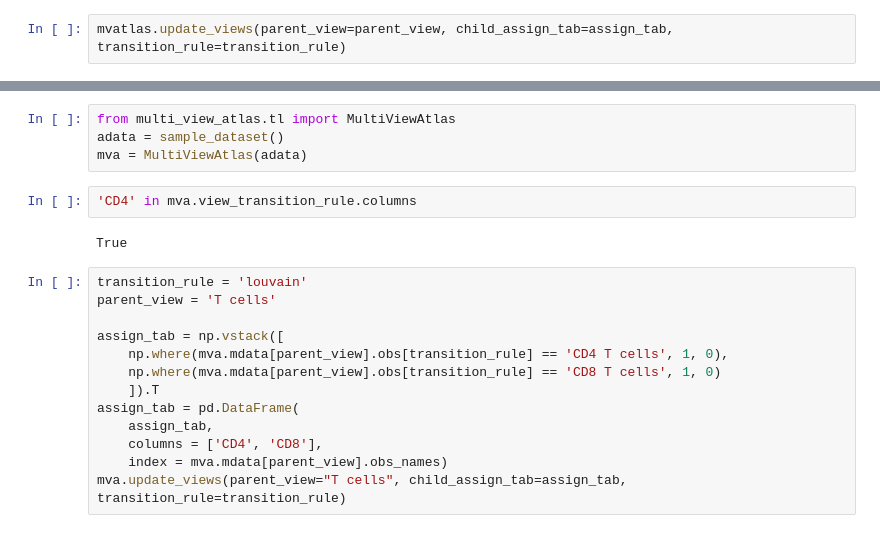
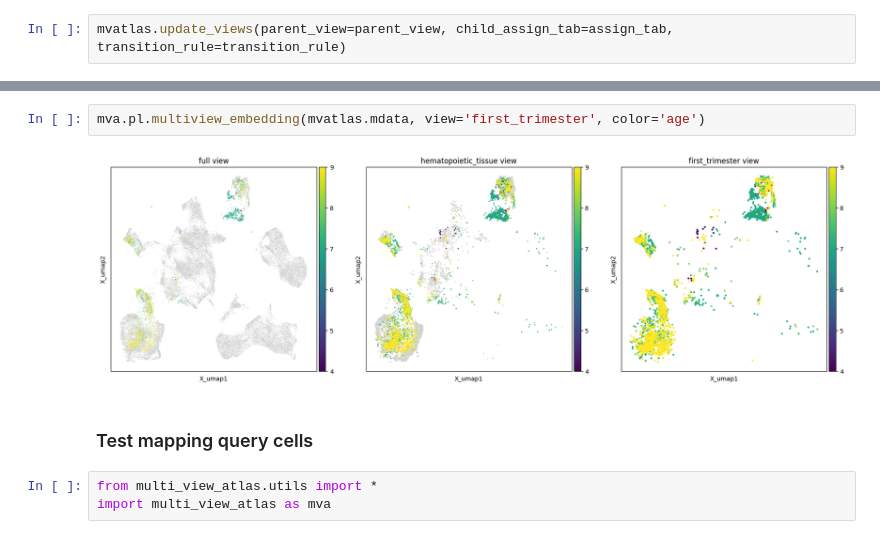
Before and after one commit to scverse-bot/multi-view-atlas, a Jupyter notebook: test_query_mapping.ipynb, the cells around one changed output, grey strips where cells are left out. Cells and saved outputs as stored; diff of their text form.

```diff
--- a/test_query_mapping.ipynb
+++ b/test_query_mapping.ipynb
@@ -129,21 +80,9 @@ View of AnnData object with n_obs × n_vars = 12943 × 0
-# %%
-from multi_view_atlas.tl import MultiViewAtlas
-adata = sample_dataset()
-mva = MultiViewAtlas(adata)
-# %%
-'CD4' in mva.view_transition_rule.columns
-# %% [output]
-True
-# %%
-transition_rule = 'louvain'
-parent_view = 'T cells'
-
-assign_tab = np.vstack([
-    np.where(mva.mdata[parent_view].obs[transition_rule] == 'CD4 T cells', 1, 0),
-    np.where(mva.mdata[parent_view].obs[transition_rule] == 'CD8 T cells', 1, 0)
-    ]).T
-assign_tab = pd.DataFrame(
-    assign_tab,
-    columns = ['CD4', 'CD8'],
-    index = mva.mdata[parent_view].obs_names)
-mva.update_views(parent_view="T cells", child_assign_tab=assign_tab, transition_rule=transition_rule)
+# %%
+mva.pl.multiview_embedding(mvatlas.mdata, view='first_trimester', color='age')
+# %% [output]
+[figure, added]
+# %% [markdown]
+### Test mapping query cells
+# %%
+from multi_view_atlas.utils import *
+import multi_view_atlas as mva
```
Also changed, not shown: parts of 49 cells of this notebook, 8 other files.
